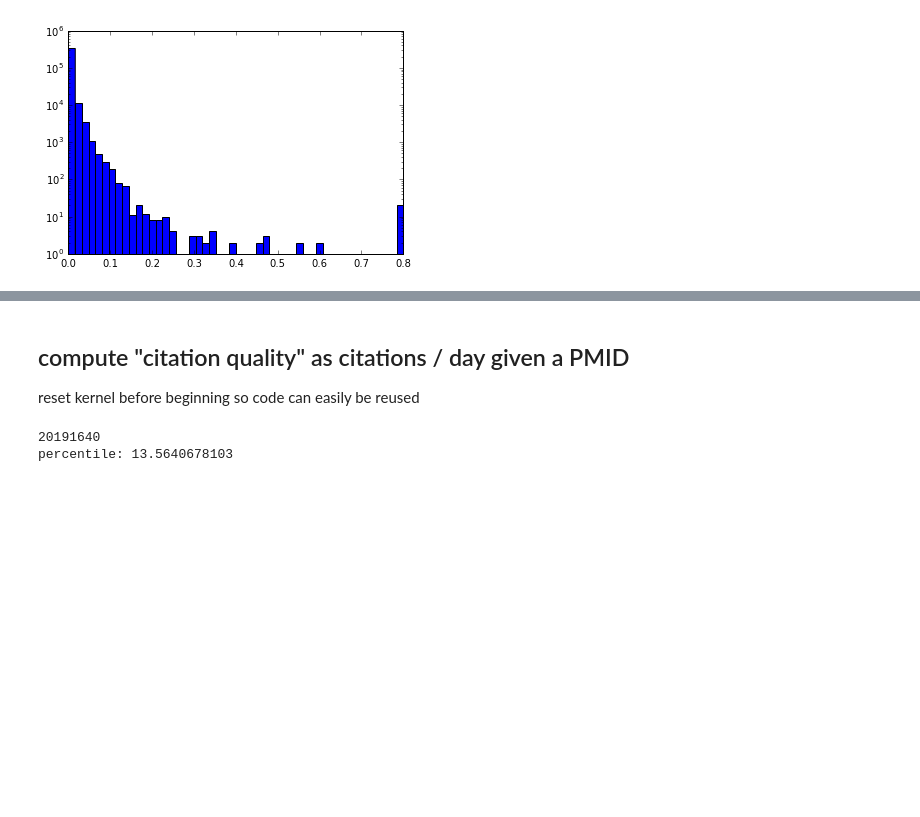
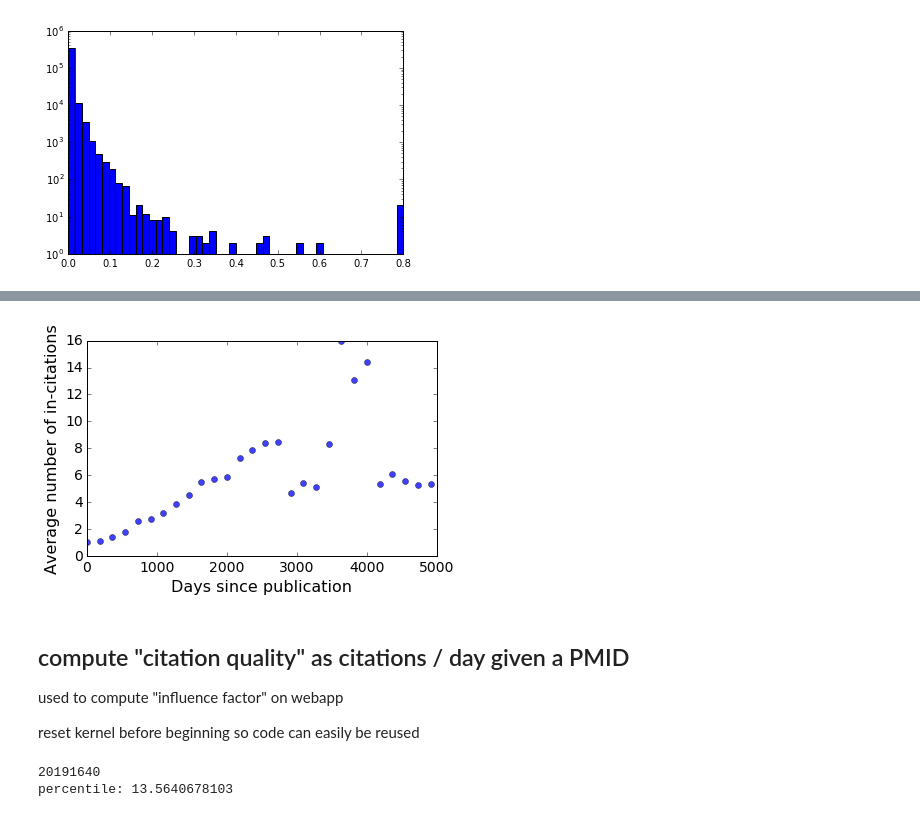
Before and after one commit to ehoppmann/PMCnetworks, a Jupyter notebook: 1-scape-parse/07-09-2016 - author stats.ipynb, the cells around one changed output, grey strips where cells are left out. Saved outputs shown, nothing was run; the diff lists cells and outputs as text; code cells hidden in the pictures; blank space fills up the shorter version.

```diff
--- a/1-scape-parse/07-09-2016 - author stats.ipynb
+++ b/1-scape-parse/07-09-2016 - author stats.ipynb
@@ -70,0 +161,13 @@ totcounts = counts.sum()
+# %%
+import matplotlib
+matplotlib.rc('xtick', labelsize=14)
+matplotlib.rc('ytick', labelsize=14)
+
+plt.figure(figsize=(6,4))
+plt.plot(x, avgcitesin100dayperiod, 'bo', alpha=0.75)
+plt.xlabel("Days since publication", fontsize=16)
+plt.ylabel("Average number of in-citations", fontsize=16)
+plt.tight_layout()
+plt.savefig('incitesvstime.svg')
+# %% [output]
+[figure, added]
@@ -71,6 +176,8 @@ totcounts = counts.sum()
 # %% [markdown]
 ## compute "citation quality" as citations / day given a PMID
 
+used to compute "influence factor" on webapp
+
 reset kernel before beginning so code can easily be reused
 # %%
 import numpy as np
```
Also changed, not shown: parts of 10 cells of this notebook.
